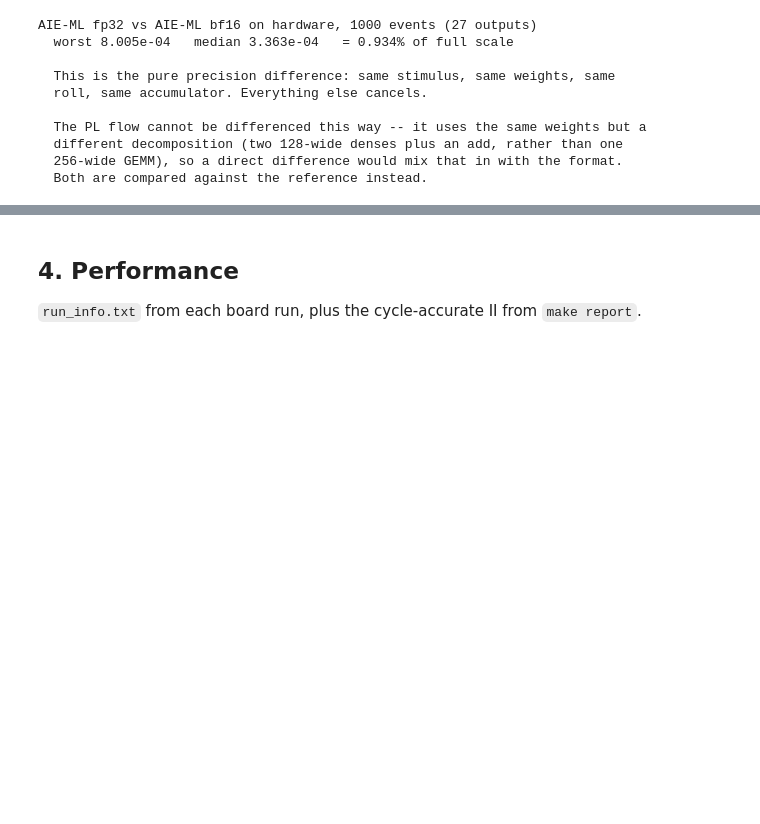
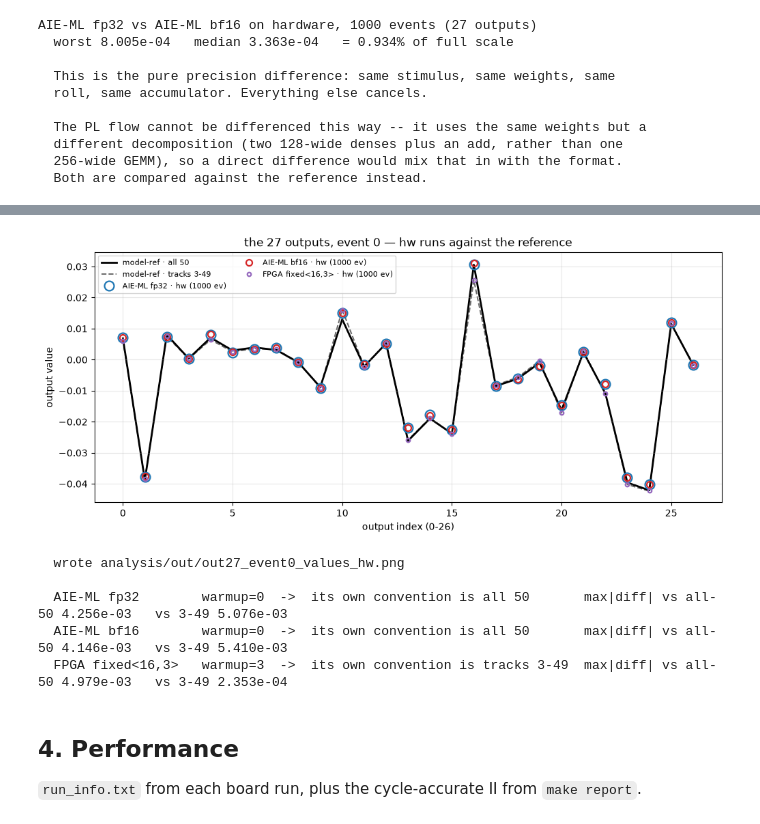
Before and after one commit to AkshayMalige/rtda_demo, a Jupyter notebook: analysis/rtda_compare.ipynb, the cells around one changed output, grey strips where cells are left out. Drawn from its saved outputs; the diff is of its cells as text; code cells hidden in the pictures; blank space fills up the shorter version.

```diff
--- a/analysis/rtda_compare.ipynb
+++ b/analysis/rtda_compare.ipynb
@@ -534,3 +550,69 @@ AIE-ML fp32 vs AIE-ML bf16 on hardware, 1000 events (27 outputs)
+# %%
+# A second copy of out27_event0_values, restricted on purpose:
+#   - the reference in both conventions, labelled model-ref
+#   - AIE-ML fp32, AIE-ML bf16 and FPGA fixed<16,3>, ALL FROM 'hw'
+#
+# The source is pinned to one target for every implementation rather than
+# taking whatever each has. Mixing an aiesimulator run with a board run puts
+# two different roll conventions and two different event counts on the same 27
+# points, where a convention difference is indistinguishable from arithmetic.
+EV = 0
+SRC = 'hw'                      # change to 'aie' for the aiesimulator set
+
+want = [i for i in IMPLS if SRC in RUNS[i]]
+missing = [i for i in IMPLS if SRC not in RUNS[i]]
+
+if not want:
+    print(f'no {SRC!r} runs found for any implementation')
+else:
+    fig, ax = plt.subplots(figsize=(10, 4.4), constrained_layout=True)
+
+    ax.plot(REF27[EV], 'k-', lw=2, zorder=1, label='model-ref · all 50')
+    ax.plot(REF27_W[EV], 'k--', lw=1.4, alpha=.6, zorder=1,
+            label=f'model-ref · tracks {WARMUP}-49')
+
+    # Graduated marker sizes so coincident points NEST instead of hiding each
+    # other. fp32 and bf16 agree to ~1e-4 on a range of 0.07, so at equal size
+    # the second one drawn erases the first and the plot silently shows two
+    # implementations where there are three.
+    SIZES = [10, 6.5, 4]
+    for k, impl in enumerate(want):
+        r = RUNS[impl][SRC]
+        ax.plot(out27(r['mean'][EV]), 'o', ms=SIZES[k % len(SIZES)],
+                mfc='none', mew=1.6, color=COL[impl], zorder=2 + k,
+                label=f"{LABEL[impl]} · {SRC} ({r['n_events']} ev)")
+
+    ax.set_xlabel('output index (0-26)')
+    ax.set_ylabel('output value')
+    ax.set_title(f'the 27 outputs, event {EV} — {SRC} runs against the reference')
+    ax.legend(fontsize=8, ncol=2)
+    ax.grid(alpha=.3)
+    save_fig(fig, f'out27_event0_values_{SRC}.png')
+    plt.show()
+    print(f"  wrote {(OUTD / f'out27_event0_values_{SRC}.png').relative_to(REPO)}")
+
+    if missing:
+        print(f"  no {SRC!r} run for: {', '.join(LABEL[i] for i in missing)}")
+
+    # Which convention each one actually lands on, so the plot is not read by
+    # eye. warmup comes from run_info.txt -- the run says what it averaged.
+    print()
+    for impl in want:
+        r = RUNS[impl][SRC]
+        y = out27(r['mean'][EV])
+        wu = int(r.get('info', {}).get('warmup', 0))
+        d_all = float(np.abs(y - REF27[EV]).max())
+        d_w = float(np.abs(y - REF27_W[EV]).max())
+        own = 'tracks 3-49' if wu >= WARMUP else 'all 50'
+        print(f'  {LABEL[impl]:<18} warmup={wu}  ->  its own convention is {own:<11}'
+              f'  max|diff| vs all-50 {d_all:.3e}   vs 3-49 {d_w:.3e}')
+# %% [output]
+[figure, added]
+  wrote analysis/out/out27_event0_values_hw.png
+
+  AIE-ML fp32        warmup=0  ->  its own convention is all 50       max|diff| vs all-50 4.256e-03   vs 3-49 5.076e-03
+  AIE-ML bf16        warmup=0  ->  its own convention is all 50       max|diff| vs all-50 4.146e-03   vs 3-49 5.410e-03
+  FPGA fixed<16,3>   warmup=3  ->  its own convention is tracks 3-49  max|diff| vs all-50 4.979e-03   vs 3-49 2.353e-04
 # %% [markdown]
 ## 4. Performance
 
```
Also changed, not shown: parts of 2 cells of this notebook.
